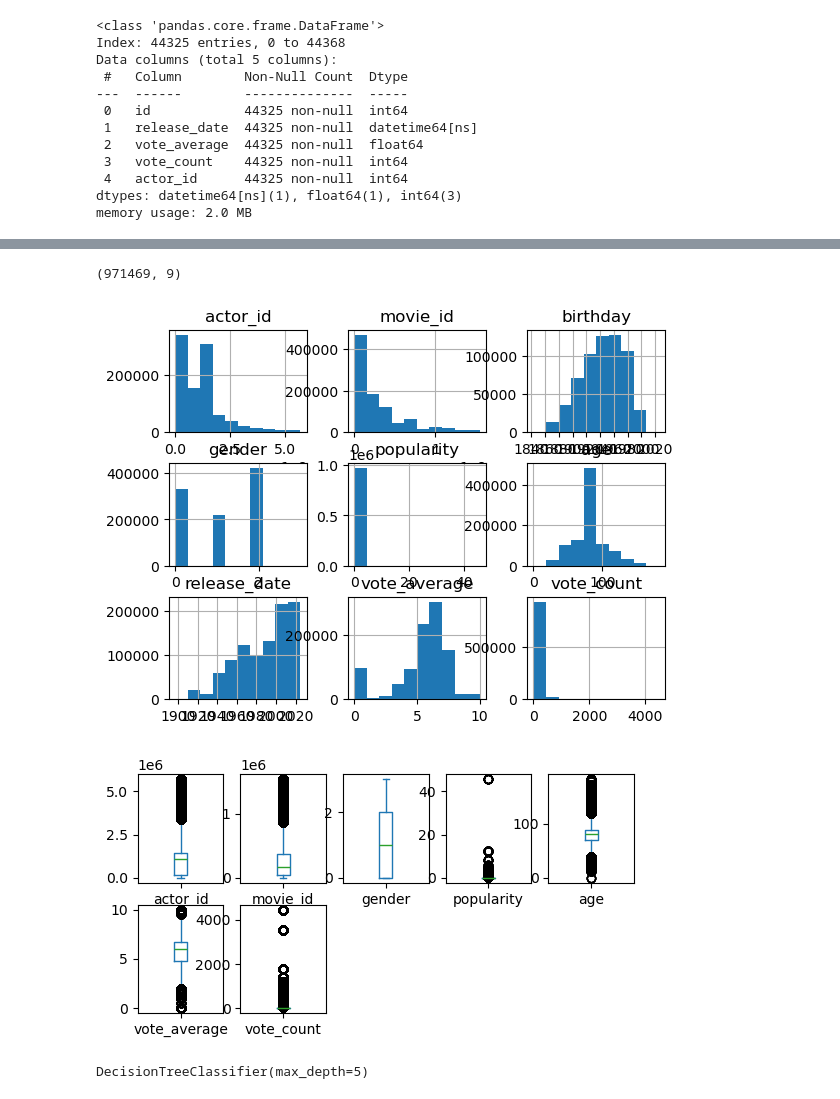
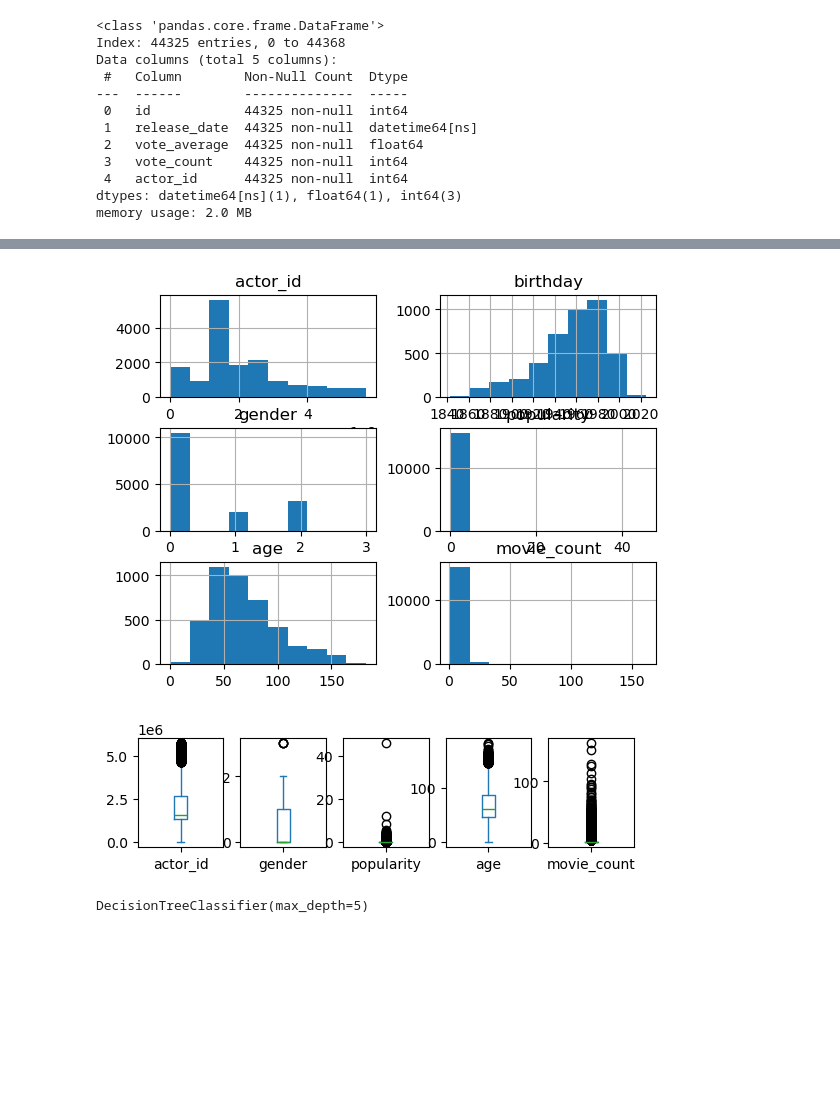
Before and after one commit to pbollhorn/bi-group-5-and-9, a Jupyter notebook: mp3/classification_actors.ipynb, the cells around one changed output, grey strips where cells are left out. Saved outputs shown, nothing was run; the diff lists cells and outputs as text; code cells hidden in the pictures; blank space fills up the shorter version.

```diff
--- a/mp3/classification_actors.ipynb
+++ b/mp3/classification_actors.ipynb
@@ -59,37 +59,23 @@ columns_to_drop = ['name', 'adult', 'also_known_as', 'biography', 'deathday',
 
 df_clean_actors = df_danish_actors.drop(columns=columns_to_drop)
 
-# Convert string representation of sets to actual sets
-df_clean_actors['movie_ids'] = df_clean_actors['movie_ids'].apply(
-    lambda x: list(ast.literal_eval(x)) if isinstance(x, str) else list(x)
+# Convert birthday to datetime
+df_clean_actors['birthday'] = pd.to_datetime(
+    df_clean_actors['birthday'], errors='coerce'
 )
 
-# Explode to one row per actor per movie
-df_clean_actors = df_clean_actors.explode('movie_ids')
+# Calculate age instead of birth_year
+today = pd.Timestamp.today()
+df_clean_actors['age'] = df_clean_actors['birthday'].apply(
+    lambda d: (today.year - d.year) - (
+        (today.month, today.day) < (d.month, d.day)
+    ) if pd.notnull(d) else None
+)
 
-# Rename for clarity
-df_clean_actors = df_clean_actors.rename(columns={'movie_ids': 'movie_id'})
-
-# Convert movie_id to int
-df_clean_actors['movie_id'] = df_clean_actors['movie_id'].astype(int)
-
-# Convert birthday to datetime
-df_clean_actors['birthday'] = pd.to_datetime(df_clean_actors['birthday'], errors='coerce')
-
-# Create age feature from birthday
-today = pd.Timestamp('today')
-df_clean_actors['age'] = (today - df_clean_actors['birthday']).dt.days // 365
-
-# Impute missing ages with median
-imputer = SimpleImputer(strategy='median')
-df_clean_actors['age'] = imputer.fit_transform(df_clean_actors[['age']])
-
-# Reset index
-df_clean_actors = df_clean_actors.reset_index(drop=True)
-
-# Drop duplicate actor/movie pairs if any
-df_clean_actors = df_clean_actors.drop_duplicates(subset=['actor_id', 'movie_id'])
+# Count number of movies in movie_ids
+df_clean_actors['movie_count'] = df_clean_actors['movie_ids'].apply(
+    lambda x: len(ast.literal_eval(x)) if isinstance(x, str) else len(x)
+)
 
 print(df_clean_actors.head())
-print(f"Number of rows after exploding: {len(df_clean_actors)}")
 # %% [output]
@@ -255,5 +230,3 @@ dtype: int64
 # %%
-df_merged.shape
+#df_merged.shape
-# %% [output]
-(971469, 9)
 # %%
@@ -261,13 +234,13 @@ array = df_merged.values
 # %%
-df_merged.hist()
+df_clean_actors.hist()
 plt.show()
 # %% [output]
-[figure, old version]
+[figure, new version]
 # %%
-df_merged.plot(kind='box', subplots=True, layout=(3,5), sharex=False, sharey=False)
+df_clean_actors.plot(kind='box', subplots=True, layout=(3,5), sharex=False, sharey=False)
 plt.show()
 # %% [output]
-[figure, old version]
+[figure, new version]
 # %%
 feature_cols = [
     'age',
```
Also changed, not shown: parts of 32 cells of this notebook, 8 other files.
